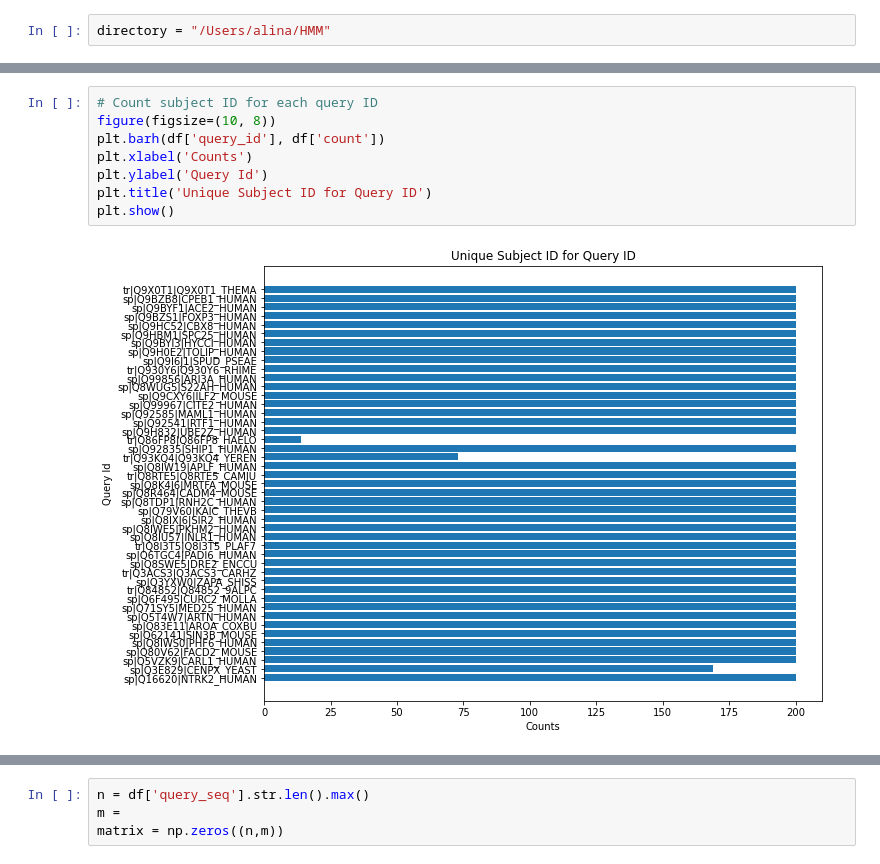
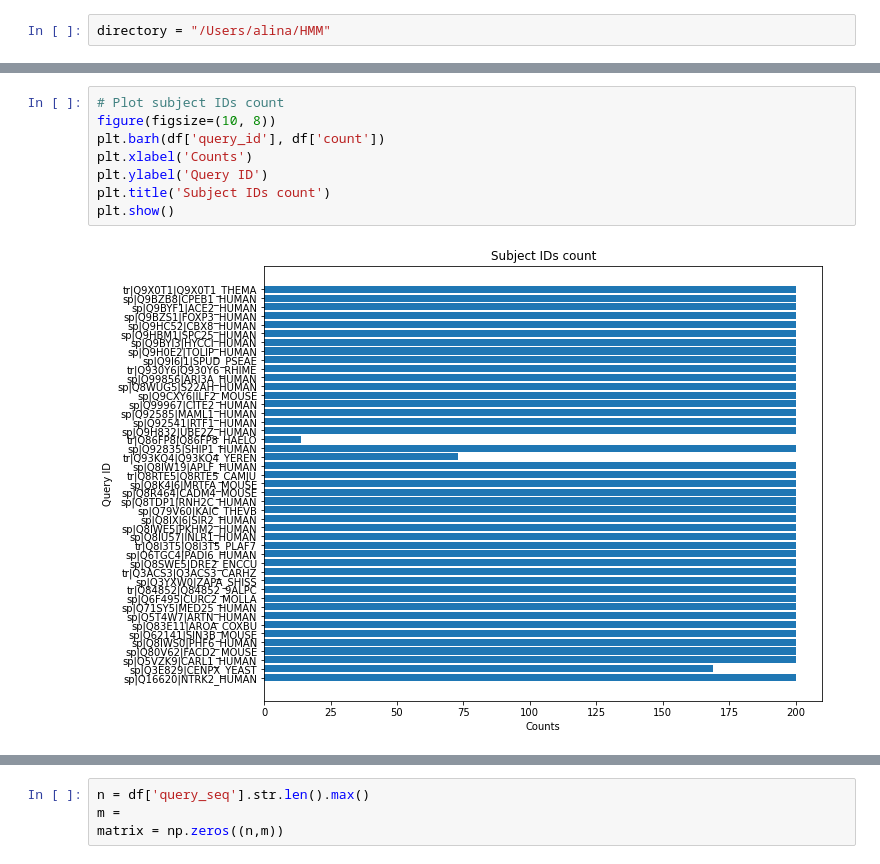
Before and after one commit to AlyaHarvelle/HMMER, a Jupyter notebook: MSA_1404.ipynb, the cells around one changed output, grey strips where cells are left out. Cells and saved outputs as stored; diff of their text form.

```diff
--- a/MSA_1404.ipynb
+++ b/MSA_1404.ipynb
@@ -107,13 +104,13 @@ df.head()
 | 3 | sp|Q16620|NTRK2_HUMAN | tr|Q548C2|Q548C2_HUMAN | 822 | 822 | MSSWIRWHGPAMARLWGFCWLVVGFWRAAFACP... | MSSWIRWHGPAMARLWGFCWLVVGFWRAAFACP... | MSSWIRWHGPAMARLWGFCWLVVGFWRAAFACP... | 1 | 822 | ... |
 | 4 | sp|Q16620|NTRK2_HUMAN | sp|Q16620|NTRK2_HUMAN | 822 | 822 | MSSWIRWHGPAMARLWGFCWLVVGFWRAAFACP... | MSSWIRWHGPAMARLWGFCWLVVGFWRAAFACP... | MSSWIRWHGPAMARLWGFCWLVVGFWRAAFACP... | 1 | 822 | ... |
 # %%
-# Count subject ID for each query ID
+# Plot subject IDs count
 figure(figsize=(10, 8))
 plt.barh(df['query_id'], df['count'])
 plt.xlabel('Counts')
-plt.ylabel('Query Id')
-plt.title('Unique Subject ID for Query ID')
+plt.ylabel('Query ID')
+plt.title('Subject IDs count')
 plt.show()
 # %% [output]
-[figure, old version]
+[figure, new version]
 # %%
```
Also changed, not shown: parts of 15 cells of this notebook.
